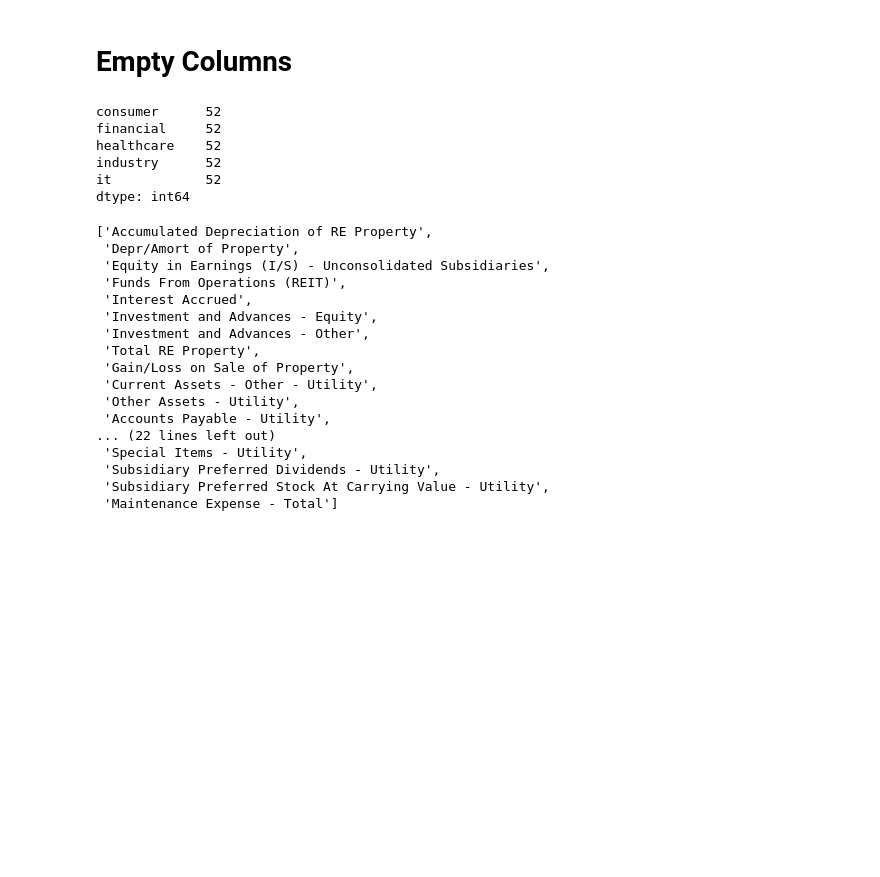
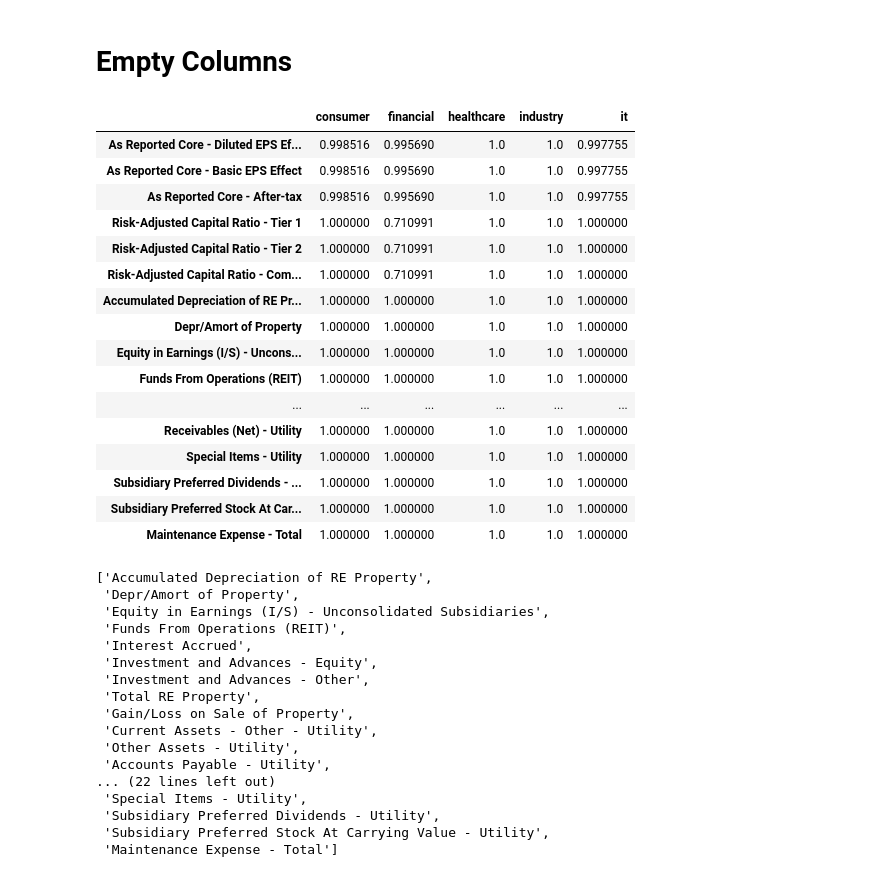
Before and after one commit to shellysolomonwang/creditrating-featureselection, a Jupyter notebook: Project.ipynb, the cells around one changed output. Cells and saved outputs as stored; diff of their text form; code cells hidden in the pictures; blank space fills up the shorter version.

```diff
--- a/Project.ipynb
+++ b/Project.ipynb
@@ -76,14 +80,25 @@ null0 = null.where((null['consumer'] == 1.0) |
                    (null['industry'] == 1.0) |
                    (null['it'] == 1.0) ).dropna()
 # %%
-null0.count()
+null0
 # %% [output]
-consumer      52
-financial     52
-healthcare    52
-industry      52
-it            52
-dtype: int64
+|  | consumer | financial | healthcare | industry | it |
+| As Reported Core - Diluted EPS Ef... | 0.998516 | 0.995690 | 1.0 | 1.0 | 0.997755 |
+| As Reported Core - Basic EPS Effect | 0.998516 | 0.995690 | 1.0 | 1.0 | 0.997755 |
+| As Reported Core - After-tax | 0.998516 | 0.995690 | 1.0 | 1.0 | 0.997755 |
+| Risk-Adjusted Capital Ratio - Tier 1 | 1.000000 | 0.710991 | 1.0 | 1.0 | 1.000000 |
+| Risk-Adjusted Capital Ratio - Tier 2 | 1.000000 | 0.710991 | 1.0 | 1.0 | 1.000000 |
+| Risk-Adjusted Capital Ratio - Com... | 1.000000 | 0.710991 | 1.0 | 1.0 | 1.000000 |
+| Accumulated Depreciation of RE Pr... | 1.000000 | 1.000000 | 1.0 | 1.0 | 1.000000 |
+| Depr/Amort of Property | 1.000000 | 1.000000 | 1.0 | 1.0 | 1.000000 |
+| Equity in Earnings (I/S) - Uncons... | 1.000000 | 1.000000 | 1.0 | 1.0 | 1.000000 |
+| Funds From Operations (REIT) | 1.000000 | 1.000000 | 1.0 | 1.0 | 1.000000 |
+| ... | ... | ... | ... | ... | ... |
+| Receivables (Net) - Utility | 1.000000 | 1.000000 | 1.0 | 1.0 | 1.000000 |
+| Special Items - Utility | 1.000000 | 1.000000 | 1.0 | 1.0 | 1.000000 |
+| Subsidiary Preferred Dividends - ... | 1.000000 | 1.000000 | 1.0 | 1.0 | 1.000000 |
+| Subsidiary Preferred Stock At Car... | 1.000000 | 1.000000 | 1.0 | 1.0 | 1.000000 |
+| Maintenance Expense - Total | 1.000000 | 1.000000 | 1.0 | 1.0 | 1.000000 |
 # %%
 # variables that are completely empty in all sectors #count: 38
 null1 = null0.where((null['financial'] == 1.0)).dropna()
```
Also changed, not shown: parts of 1 cell of this notebook, 18 other files.
